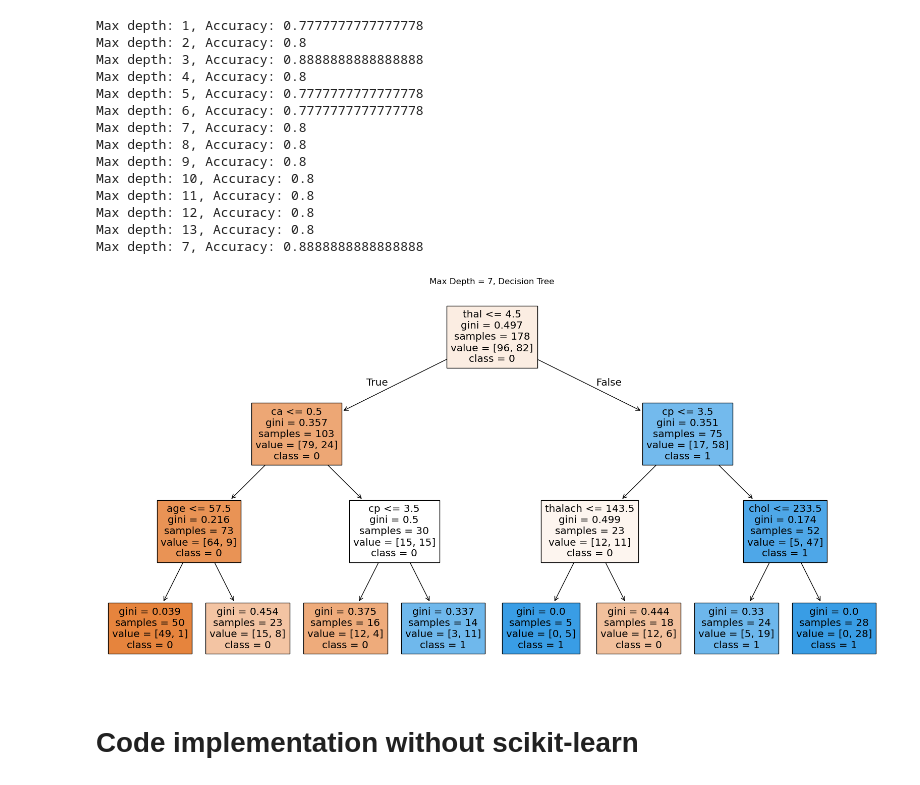
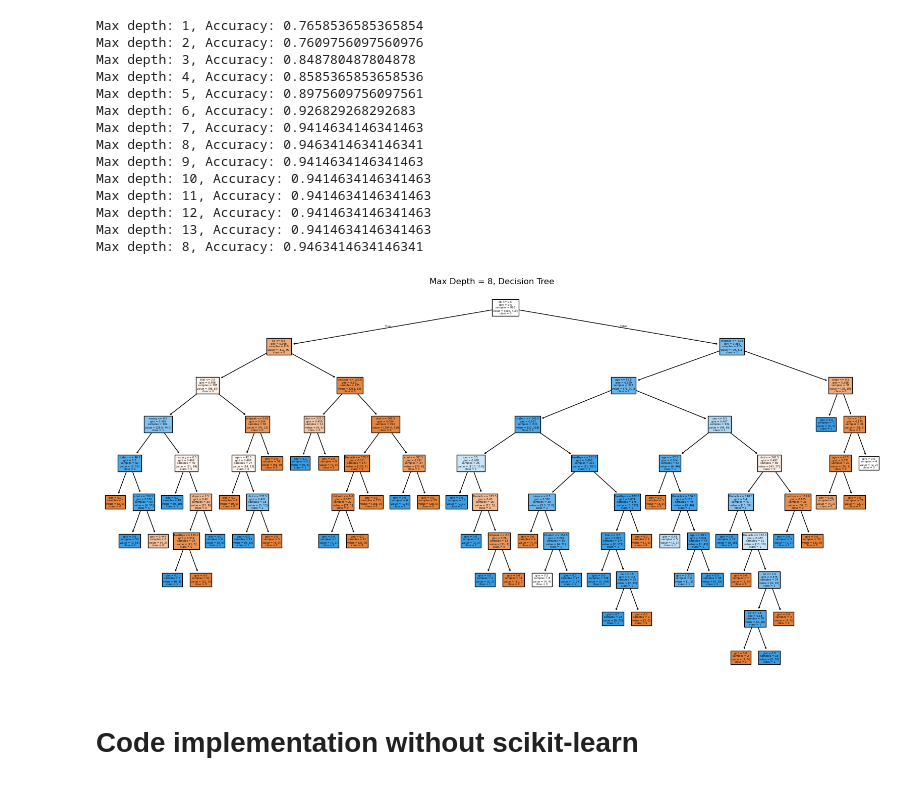
Before and after one commit to ihiroo/DATA2060_Final_Project, a Jupyter notebook: DVD/david.ipynb, the cells around one changed output. Saved outputs shown, nothing was run; the diff lists cells and outputs as text; code cells hidden in the pictures.

Commit message:
Visualization + updated scikitlearn pic

```diff
--- a/DVD/david.ipynb
+++ b/DVD/david.ipynb
@@ -6,47 +6,47 @@ from sklearn.model_selection import train_test_split
 from sklearn.metrics import accuracy_score
 import matplotlib.pyplot as plt
 
-data = pd.read_csv('data/heart_train.csv')
-data.replace('?', np.nan, inplace=True)
-data = data.dropna()
-X = data.drop(columns=['num', 'id'], axis=1)
-y = data['num']
+data = pd.read_csv('data/heart.csv')
+# data.replace('?', np.nan, inplace=True)
+# data = data.dropna()
+X = data.drop(columns=['target'], axis=1)
+y = data['target']
 
 X_train, X_test, y_train, y_test = train_test_split(X, y, test_size=0.2, random_state=2060)
+max_index = 0
+max_accuracy = 0
 for i in range(1, 14):
-    model = DecisionTreeClassifier(criterion='gini', max_depth=i, random_state=2060)
+    model = DecisionTreeClassifier(criterion='gini', max_depth=i, min_samples_split=10, random_state=2060)
     model.fit(X_train, y_train)
     y_pred = model.predict(X_test)
     accuracy = accuracy_score(y_test, y_pred)
+    if accuracy > max_accuracy:
+        max_accuracy = accuracy
+        max_index = i
     print(f'Max depth: {i}, Accuracy: {accuracy}')
-
-model = DecisionTreeClassifier(criterion='gini', max_depth=3, random_state=2060)
-model.fit(X_train, y_train)
-y_pred = model.predict(X_test)
-accuracy = accuracy_score(y_test, y_pred)
-print(f'Max depth: 7, Accuracy: {accuracy}')
+print(f'Max depth: {max_index}, Accuracy: {max_accuracy}')
 # %% [output]
-Max depth: 1, Accuracy: 0.7777777777777778
-Max depth: 2, Accuracy: 0.8
-Max depth: 3, Accuracy: 0.8888888888888888
-Max depth: 4, Accuracy: 0.8
-Max depth: 5, Accuracy: 0.7777777777777778
-Max depth: 6, Accuracy: 0.7777777777777778
-Max depth: 7, Accuracy: 0.8
-Max depth: 8, Accuracy: 0.8
-Max depth: 9, Accuracy: 0.8
-Max depth: 10, Accuracy: 0.8
-Max depth: 11, Accuracy: 0.8
-Max depth: 12, Accuracy: 0.8
-Max depth: 13, Accuracy: 0.8
-Max depth: 7, Accuracy: 0.8888888888888888
+Max depth: 1, Accuracy: 0.7658536585365854
+Max depth: 2, Accuracy: 0.7609756097560976
+Max depth: 3, Accuracy: 0.848780487804878
+Max depth: 4, Accuracy: 0.8585365853658536
+Max depth: 5, Accuracy: 0.8975609756097561
+Max depth: 6, Accuracy: 0.926829268292683
+Max depth: 7, Accuracy: 0.9414634146341463
+Max depth: 8, Accuracy: 0.9463414634146341
+Max depth: 9, Accuracy: 0.9414634146341463
+Max depth: 10, Accuracy: 0.9414634146341463
+Max depth: 11, Accuracy: 0.9414634146341463
+Max depth: 12, Accuracy: 0.9414634146341463
+Max depth: 13, Accuracy: 0.9414634146341463
+Max depth: 8, Accuracy: 0.9463414634146341
 # %%
 plt.figure(figsize=(20, 10))
 plot_tree(model, feature_names=X.columns, class_names=[str(cls) for cls in model.classes_], filled=True)
-plt.title("Max Depth = 7, Decision Tree")
+plt.title("Max Depth = 8, Decision Tree")
 plt.show()
 # %% [output]
-[figure, old version]
+[figure, new version]
 # %% [markdown]
 # Code implementation without scikit-learn
 # %% [markdown]
```
Also changed, not shown: parts of 2 cells of this notebook, 6 other files.
